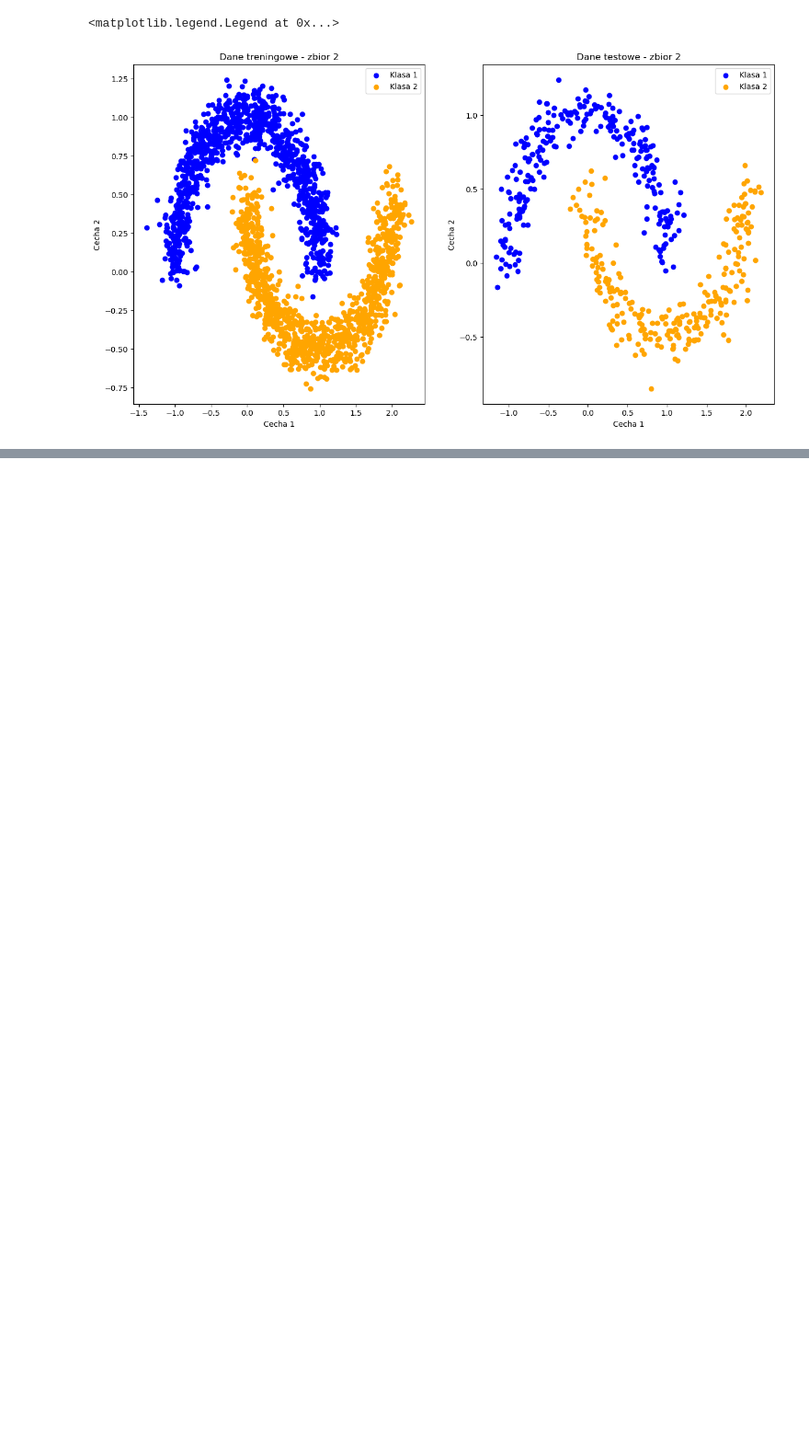
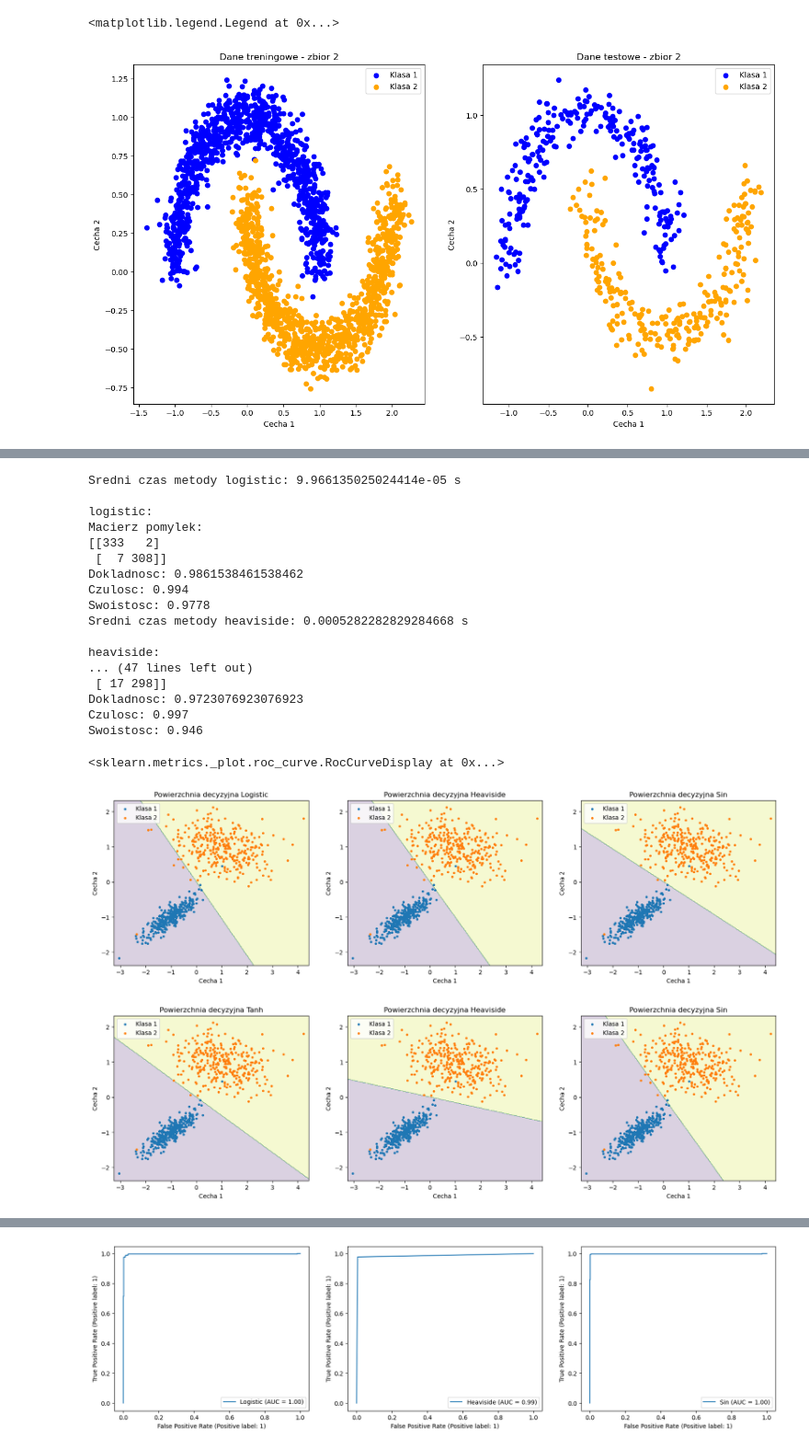
Before and after one commit to HaZhul/ML-models, a Jupyter notebook: 7Neuron/neuron.ipynb, the cells around one changed output, grey strips where cells are left out. Shown at 92% size. Cells and saved outputs as stored; diff of their text form; code cells hidden in the pictures; blank space fills up the shorter version.

```diff
--- a/7Neuron/neuron.ipynb
+++ b/7Neuron/neuron.ipynb
@@ -406,0 +255,73 @@ Swoistosc: 0.9023
+# %%
+from sklearn.metrics import accuracy_score
+from sklearn.metrics import RocCurveDisplay
+
+def neuron_custom(X_train, X_test, y_train, y_test, method):
+    model = MNeuron(eta=0.001, num_iterations=100, actv_func=method)
+    model.fit(X_train, y_train)
+    start = time.time()
+    for i in range(100):
+        y_pred = model.predict(X_test)
+    end = time.time()
+    print(f'Sredni czas metody {method}: {(end - start)/100} s')
+    pred_info(y_test, y_pred, method)
+    y_scores = model.decision_function(X_test)
+    return model, y_pred, y_scores
+# %%
+model_logistic, y_pred_logistic, y_scores_logistic = neuron_custom(X_syn_train, X_syn_test, y_syn_train, y_syn_test, 'logistic')
+model_heaviside, y_pred_heaviside, y_scores_heaviside = neuron_custom(X_syn_train, X_syn_test, y_syn_train, y_syn_test, 'heaviside')
+model_sin, y_pred_sin, y_scores_sin = neuron_custom(X_syn_train, X_syn_test, y_syn_train, y_syn_test, 'sin')
+model_tanh, y_pred_tanh, y_scores_tanh = neuron_custom(X_syn_train, X_syn_test, y_syn_train, y_syn_test, 'tanh')
+model_ReLu, y_pred_ReLu, y_scores_ReLu = neuron_custom(X_syn_train, X_syn_test, y_syn_train, y_syn_test, 'ReLu')
+model_sign, y_pred_sign, y_scores_sign = neuron_custom(X_syn_train, X_syn_test, y_syn_train, y_syn_test, 'sign')
+model_lReLu, y_pred_lReLu, y_scores_lReLu = neuron_custom(X_syn_train, X_syn_test, y_syn_train, y_syn_test, 'lReLu')
+
+plt.figure(figsize=(20, 5))
+plt.subplot(1, 3, 1)
+plot_class(X_syn_test, y_syn_test, model_logistic, 'Logistic')
+plt.subplot(1, 3, 2)
+plot_class(X_syn_test, y_syn_test, model_heaviside, 'Heaviside')
+plt.subplot(1, 3, 3)
+plot_class(X_syn_test, y_syn_test, model_sin, 'Sin')
+plt.figure(figsize=(20, 5))
+plt.subplot(1, 3, 1)
+plot_class(X_syn_test, y_syn_test, model_tanh, 'Tanh')
+plt.subplot(1, 3, 2)
+plot_class(X_syn_test, y_syn_test, model_ReLu, 'Heaviside')
+plt.subplot(1, 3, 3)
+plot_class(X_syn_test, y_syn_test, model_sign, 'Sign')
+plt.figure(figsize=(20, 5))
+plt.subplot(1, 3, 1)
+plot_class(X_syn_test, y_syn_test, model_lReLu, 'lReLu')
+
+_, axs = plt.subplots(1, 3, figsize=(20, 5))
+RocCurveDisplay.from_predictions(y_syn_test, y_scores_logistic, name='Logistic', ax=axs[0])
+RocCurveDisplay.from_predictions(y_syn_test, y_scores_heaviside, name='Heaviside', ax=axs[1])
+RocCurveDisplay.from_predictions(y_syn_test, y_scores_sin, name='Sin', ax=axs[2])
+_, axs = plt.subplots(1, 3, figsize=(20, 5))
+RocCurveDisplay.from_predictions(y_syn_test, y_scores_tanh, name='Tanh', ax=axs[0])
+RocCurveDisplay.from_predictions(y_syn_test, y_scores_ReLu, name='ReLu', ax=axs[1])
+RocCurveDisplay.from_predictions(y_syn_test, y_scores_sign, name='Sign', ax=axs[2])
+_, axs = plt.subplots(1, 1, figsize=(6, 5))
+RocCurveDisplay.from_predictions(y_syn_test, y_scores_lReLu, name='lReLu', ax=axs)
+# %% [output]
+Sredni czas metody logistic: 9.966135025024414e-05 s
+
+logistic:
+Macierz pomylek:
+[[333   2]
+ [  7 308]]
+Dokladnosc: 0.9861538461538462
+Czulosc: 0.994
+Swoistosc: 0.9778
+Sredni czas metody heaviside: 0.0005282282829284668 s
+
+heaviside:
+... (47 lines left out)
+ [ 17 298]]
+Dokladnosc: 0.9723076923076923
+Czulosc: 0.997
+Swoistosc: 0.946
+<sklearn.metrics._plot.roc_curve.RocCurveDisplay at 0x...>
+[figure, added]
+[figure, added]
@@ -406,0 +329 @@ Swoistosc: 0.9023
+[figure, added]
```
Also changed, not shown: parts of 11 cells of this notebook.
